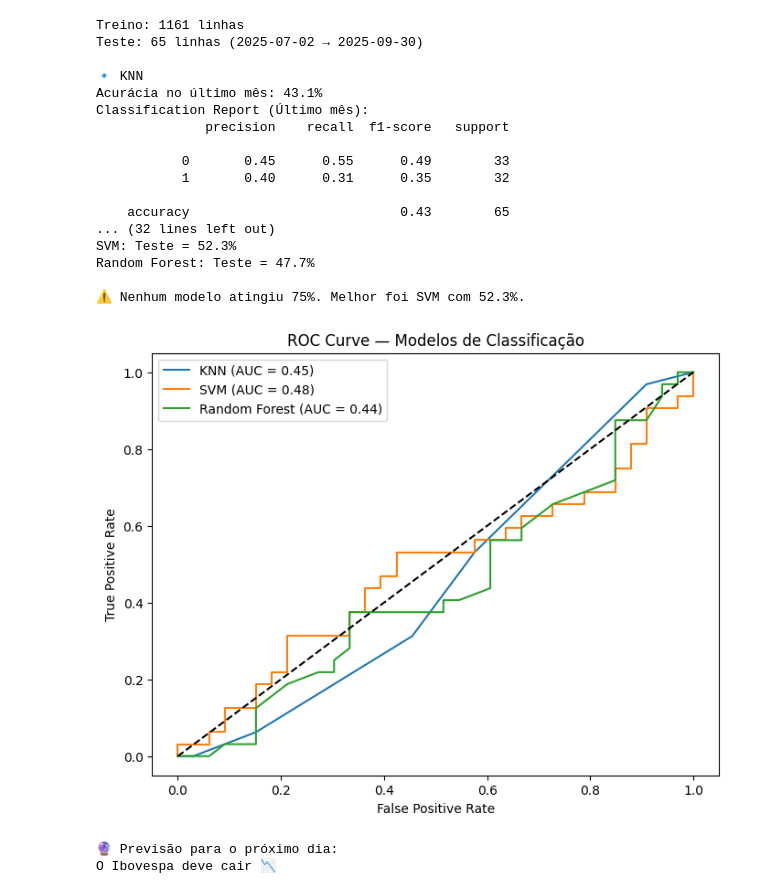
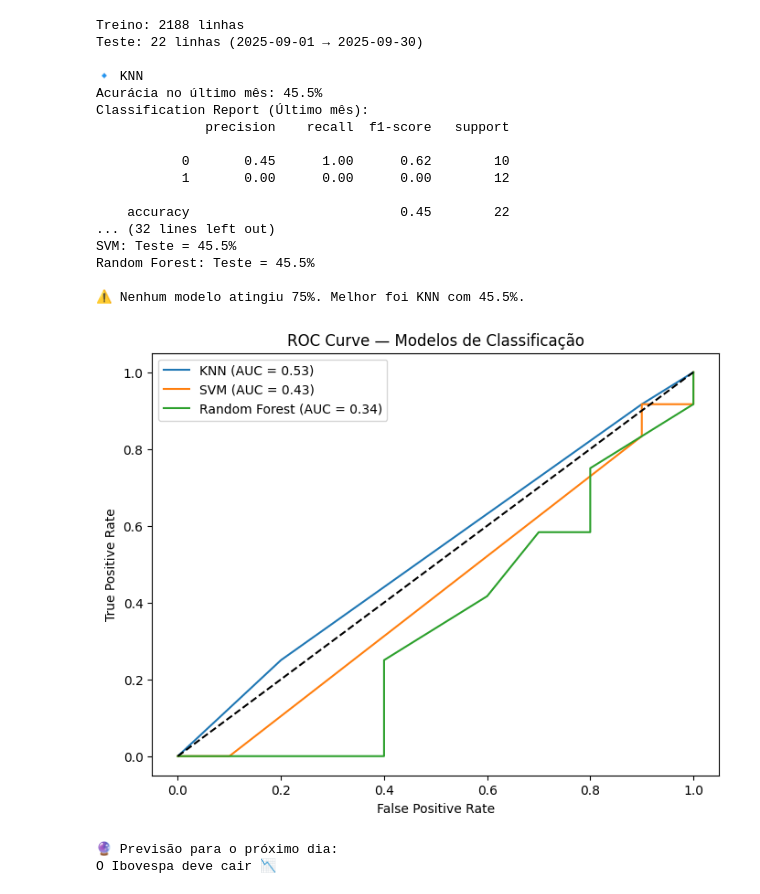
Before and after one commit to Vinidsg/TechChallengeFase02, a Jupyter notebook: TechChallengeFase02.ipynb, the cells around one changed output. Drawn from its saved outputs; the diff is of its cells as text; code cells hidden in the pictures.

Commit message:
Teste Manus Adaptação

```diff
--- a/TechChallengeFase02.ipynb
+++ b/TechChallengeFase02.ipynb
@@ -63,7 +63,7 @@ df = df.dropna(subset=["Target"])
 # ==========================================================
 # 3️⃣ SEPARAÇÃO TREINO/TESTE (últimos 30 dias)
 # ==========================================================
-cutoff_date = df["Date"].max() - pd.Timedelta(days=90)
+cutoff_date = df["Date"].max() - pd.Timedelta(days=30)
 train_df = df[df["Date"] < cutoff_date]
 test_df = df[df["Date"] >= cutoff_date]
 
@@ -126,42 +126,42 @@ plt.figure(figsize=(8,6))
 for r in results:
     pipe = r["pipe"]
     y_prob = pipe.predict_proba(X_test_scaled)[:,1]
     fpr, tpr, _ = roc_curve(y_test, y_prob)
     roc_auc = auc(fpr, tpr)
     plt.plot(fpr, tpr, label=f"{r['modelo']} (AUC = {roc_auc:.2f})")
 
 plt.plot([0,1],[0,1],"k--")
 plt.xlabel("False Positive Rate")
 plt.ylabel("True Positive Rate")
 plt.title("ROC Curve — Modelos de Classificação")
 plt.legend()
 plt.show()
 
 # ==========================================================
 # 8️⃣ PREVISÃO FUTURA SIMPLES
 # ==========================================================
 next_day = df.iloc[-1:][["Open", "High", "Low", "Vol", "Return", "MA5", "MA20", "MA3", "Volatility7", "Return7", "Trend_MM"]]
 future_pred = pipe_rf.predict(scaler.transform(next_day))[0]
 print("\n🔮 Previsão para o próximo dia:")
 print("O Ibovespa deve subir 📈" if future_pred == 1 else "O Ibovespa deve cair 📉")
 # %% [output]
-Treino: 1161 linhas
-Teste: 65 linhas (2025-07-02 → 2025-09-30)
+Treino: 2188 linhas
+Teste: 22 linhas (2025-09-01 → 2025-09-30)
 
 🔹 KNN
-Acurácia no último mês: 43.1%
+Acurácia no último mês: 45.5%
 Classification Report (Último mês):
               precision    recall  f1-score   support
 
-           0       0.45      0.55      0.49        33
-           1       0.40      0.31      0.35        32
+           0       0.45      1.00      0.62        10
+           1       0.00      0.00      0.00        12
 
-    accuracy                           0.43        65
+    accuracy                           0.45        22
 ... (32 lines left out)
-SVM: Teste = 52.3%
-Random Forest: Teste = 47.7%
+SVM: Teste = 45.5%
+Random Forest: Teste = 45.5%
 
-⚠️ Nenhum modelo atingiu 75%. Melhor foi SVM com 52.3%.
+⚠️ Nenhum modelo atingiu 75%. Melhor foi KNN com 45.5%.
-[figure, old version]
+[figure, new version]
 🔮 Previsão para o próximo dia:
 O Ibovespa deve cair 📉
```
Also changed, not shown: 22 other files.
